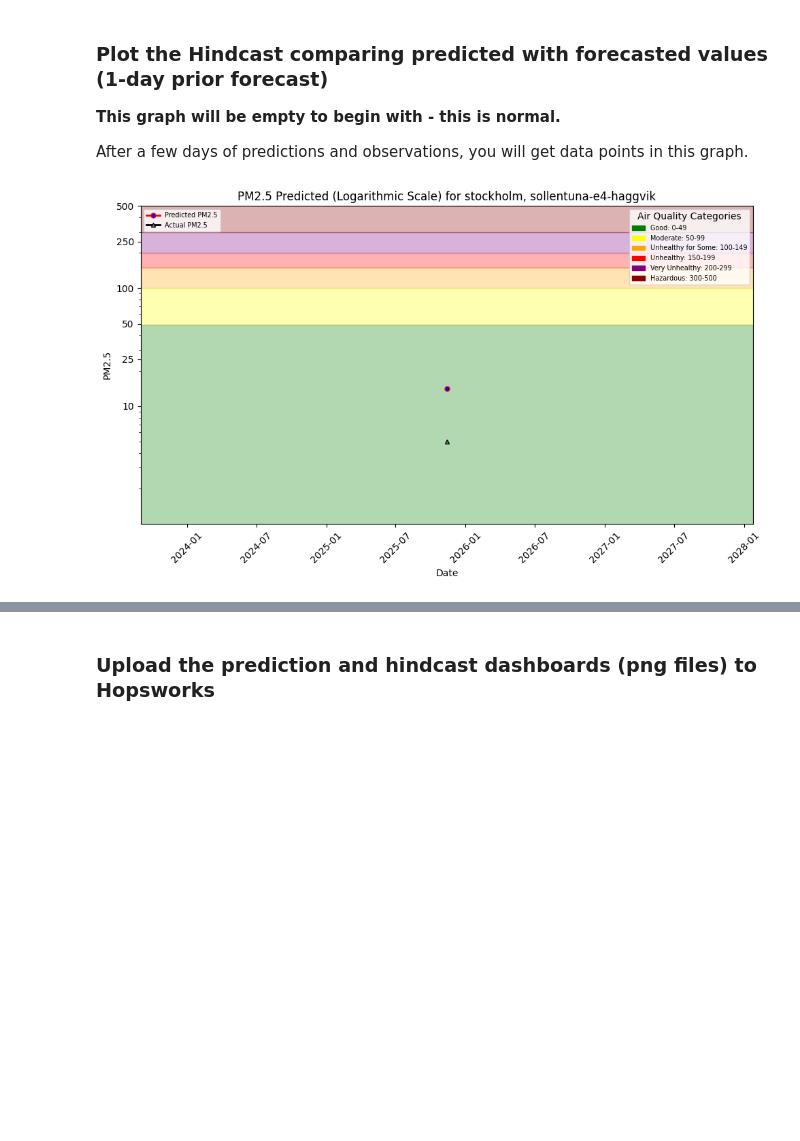
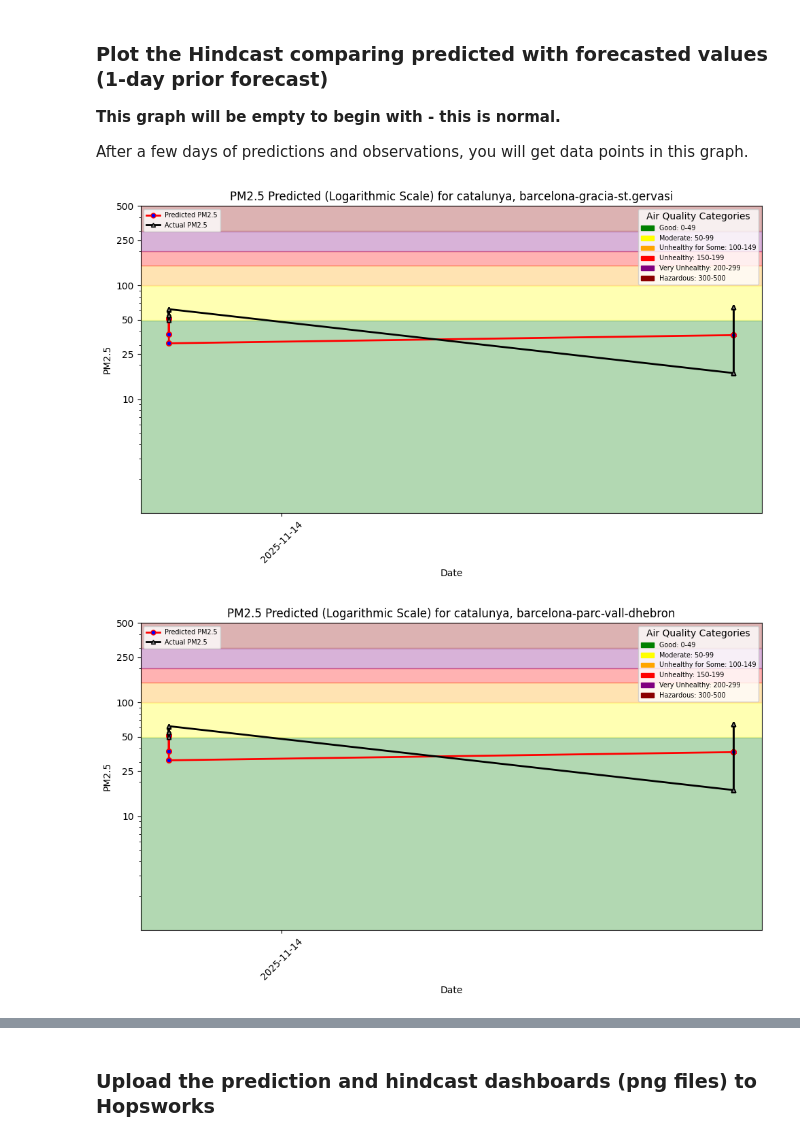
Before and after one commit to fzohra-ux/mlfs-book, a Jupyter notebook: notebooks/airquality/4_air_quality_batch_inference-per_city.ipynb, the cells around one changed output, grey strips where cells are left out. Cells and saved outputs as stored; diff of their text form; code cells hidden in the pictures; blank space fills up the shorter version.

```diff
--- a/notebooks/airquality/4_air_quality_batch_inference-per_city.ipynb
+++ b/notebooks/airquality/4_air_quality_batch_inference-per_city.ipynb
@@ -185,0 +279,6 @@ Downloading model artifact (0 dirs, 5 files)...
+# %%
+for street, data in batch_data_by_street.items():
+    path_name = re.sub(r"[^A-Za-z0-9]+","_", street)
+    pred_file_path = f"{root_dir}/docs/air-quality/assets/img/pm25_forecast_{path_name}.png"
+    plt = util.plot_air_quality_forecast(city, street, data, pred_file_path)
+    plt.show()
@@ -520,0 +389,4 @@ Finished: Reading data from Hopsworks, using Hopsworks Feature Query Service (1.
+# %%
+monitors_df_by_street = {}
+for s, m in monitors_fg_by_street.items():
+    monitors_df_by_street[s] = m.filter(m.days_before_forecast_day == 1).read()
@@ -521,5 +425,5 @@ Finished: Reading data from Hopsworks, using Hopsworks Feature Query Service (1.
 # %%
-air_quality_fg_v2 = fs.get_feature_group(name='air_quality', version=2)
-air_quality_df_v2 = air_quality_fg_v2.read()
-air_quality_df_v2
+air_quality_fg = fs.get_feature_group(name='air_quality_per_city', version=2)
+air_quality_df = air_quality_fg.read()
+air_quality_df
 # %% [output]
@@ -540,12 +444,14 @@ Finished: Reading data from Hopsworks, using Hopsworks Feature Query Service (1.
 # %%
-outcome_df = air_quality_df[['date', 'pm25']]
-preds_df =  monitoring_df[['date', 'predicted_pm25']]
+hindcasts={}
+for street, monitor in monitors_df_by_street.items():
+    outcome_df = air_quality_df[air_quality_df["street"] == street][['date', 'pm25']]
+    preds_df =  monitor[['date', 'predicted_pm25']]
 
-hindcast_df = pd.merge(preds_df, outcome_df, on="date")
-hindcast_df = hindcast_df.sort_values(by=['date'])
+    hindcast_df = pd.merge(preds_df, outcome_df, on="date")
+    hindcast_df = hindcast_df.sort_values(by=['date'])
 
-# If there are no outcomes for predictions yet, generate some predictions/outcomes from existing data
-if len(hindcast_df) == 0:
-    hindcast_df = util.backfill_predictions_for_monitoring_v2(weather_fg, air_quality_df, monitor_fg, retrieved_xgboost_model)
-hindcast_df
+    # If there are no outcomes for predictions yet, generate some predictions/outcomes from existing data
+    if len(hindcast_df) == 0:
+        hindcast_df = util.backfill_predictions_for_monitoring_v2(weather_fg, air_quality_df, monitors_fg_by_street[street], xgb_models[street])
+    hindcasts[street]=hindcast_df
 # %% [output]
@@ -558,8 +522,11 @@ __This graph will be empty to begin with - this is normal.__
 
 After a few days of predictions and observations, you will get data points in this graph.
 # %%
-hindcast_file_path = f"{root_dir}/docs/air-quality/assets/img/pm25_hindcast_1day_v2.png"
-plt = util.plot_air_quality_forecast(city, street, hindcast_df, hindcast_file_path, hindcast=True)
-plt.show()
+for s, hindcast in hindcasts.items():
+    path_name=re.sub(r"[^A-Za-z0-9]+","_", street)
+    hindcast_file_path = f"{root_dir}/docs/air-quality/assets/img/pm25_hindcast_1day_{path_name}.png"
+    plt = util.plot_air_quality_forecast(city, s, hindcast, hindcast_file_path, hindcast=True)
+    plt.show()
 # %% [output]
-[figure, old version]
+[figure, new version]
+[figure, added]
```
Also changed, not shown: parts of 45 cells of this notebook, 11 other files.
